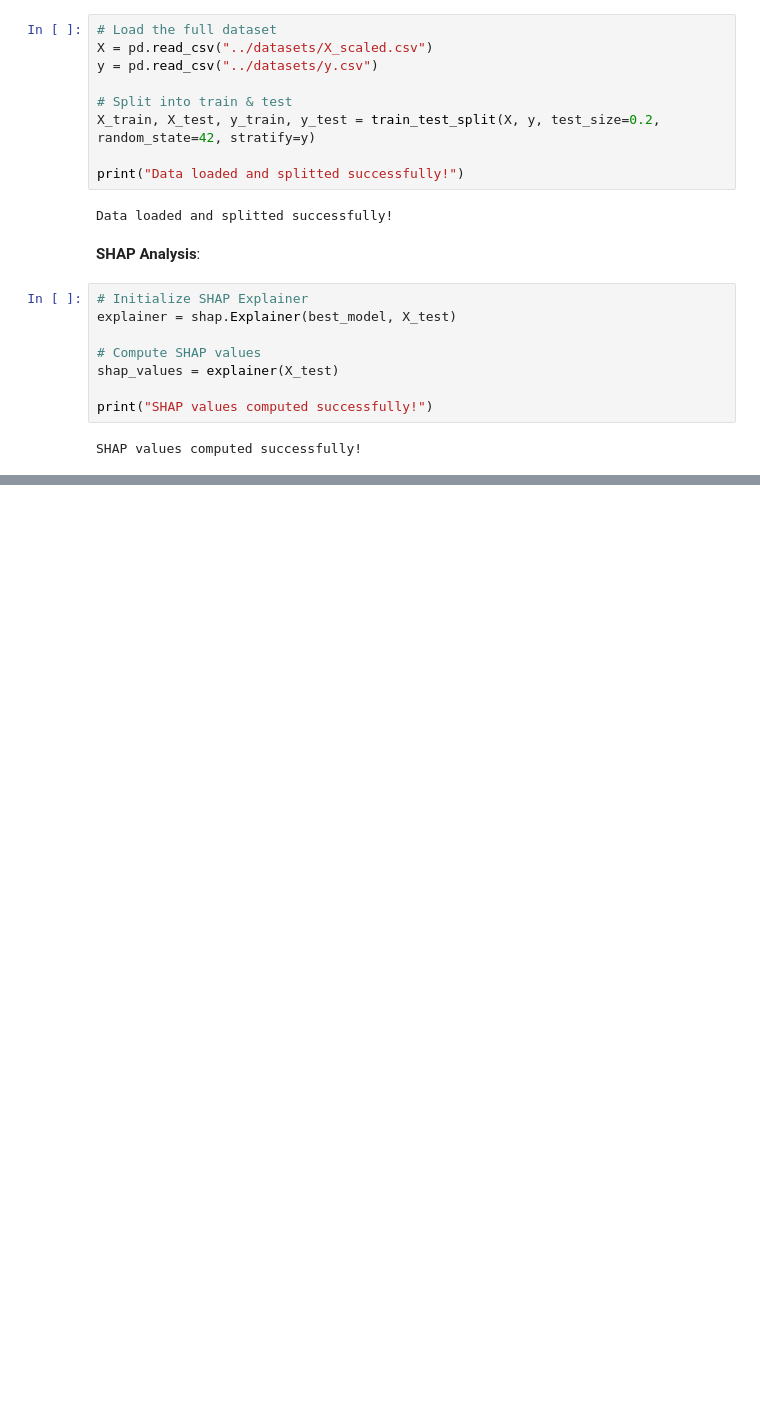
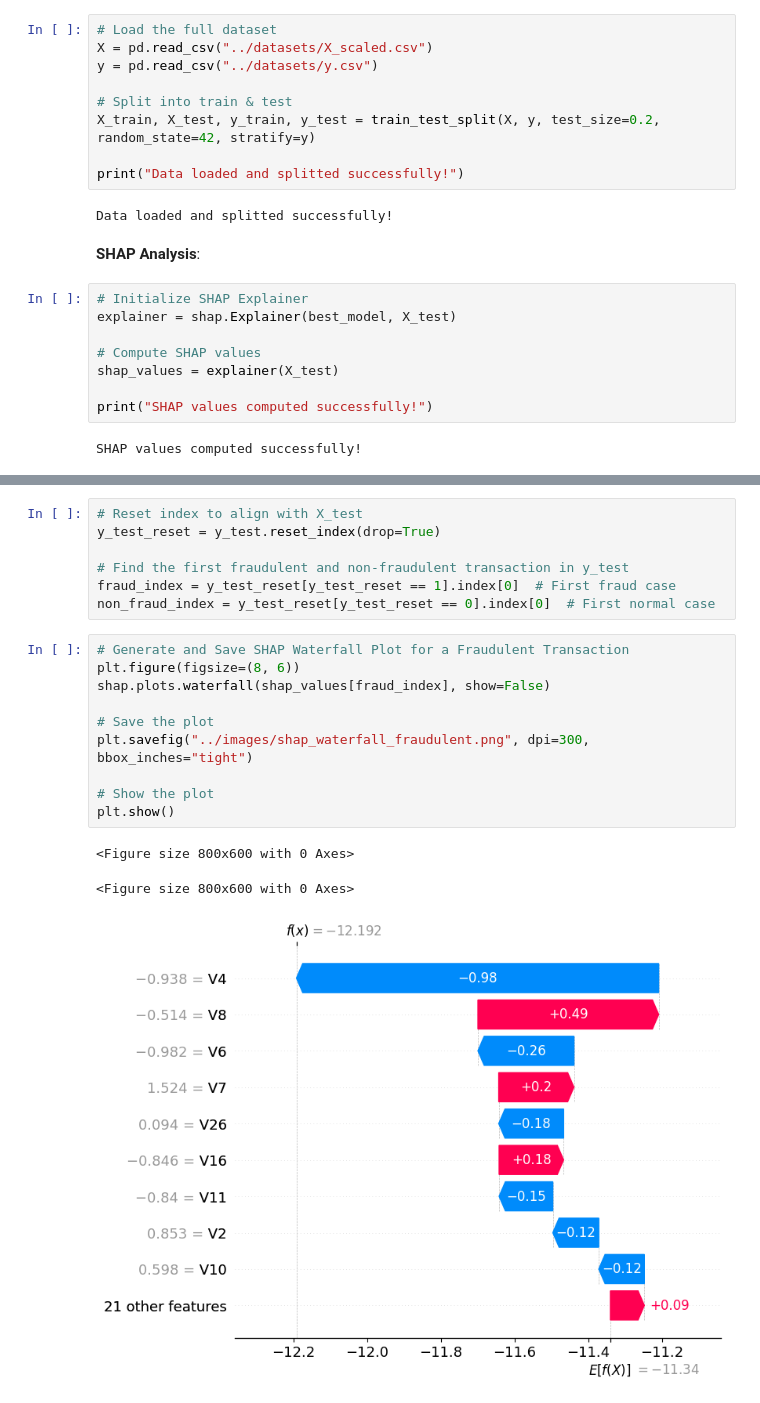
Before and after one commit to otuemre/FraudDetectAI, a Jupyter notebook: src/notebooks/04_Feature_Importance.ipynb, the cells around one changed output, grey strips where cells are left out. Saved outputs shown, nothing was run; the diff lists cells and outputs as text; blank space fills up the shorter version.

```diff
--- a/src/notebooks/04_Feature_Importance.ipynb
+++ b/src/notebooks/04_Feature_Importance.ipynb
@@ -74,0 +171,21 @@ SHAP values computed successfully!
+# %%
+# Reset index to align with X_test
+y_test_reset = y_test.reset_index(drop=True)
+
+# Find the first fraudulent and non-fraudulent transaction in y_test
+fraud_index = y_test_reset[y_test_reset == 1].index[0]  # First fraud case
+non_fraud_index = y_test_reset[y_test_reset == 0].index[0]  # First normal case
+# %%
+# Generate and Save SHAP Waterfall Plot for a Fraudulent Transaction
+plt.figure(figsize=(8, 6))
+shap.plots.waterfall(shap_values[fraud_index], show=False)
+
+# Save the plot
+plt.savefig("../images/shap_waterfall_fraudulent.png", dpi=300, bbox_inches="tight")
+
+# Show the plot
+plt.show()
+# %% [output]
+<Figure size 800x600 with 0 Axes>
+<Figure size 800x600 with 0 Axes>
+[figure, added]
```
Also changed, not shown: parts of 11 cells of this notebook, 5 other files.
